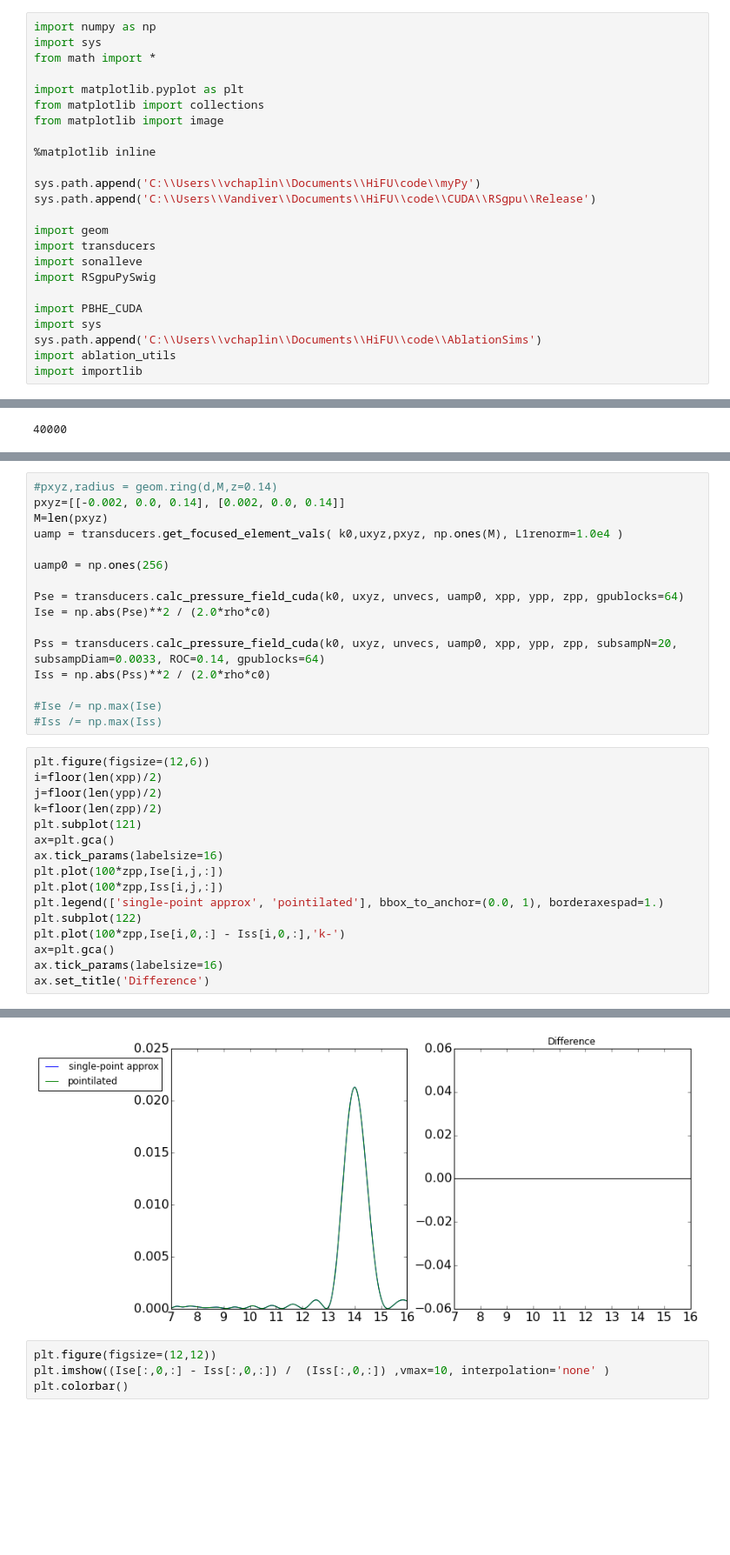
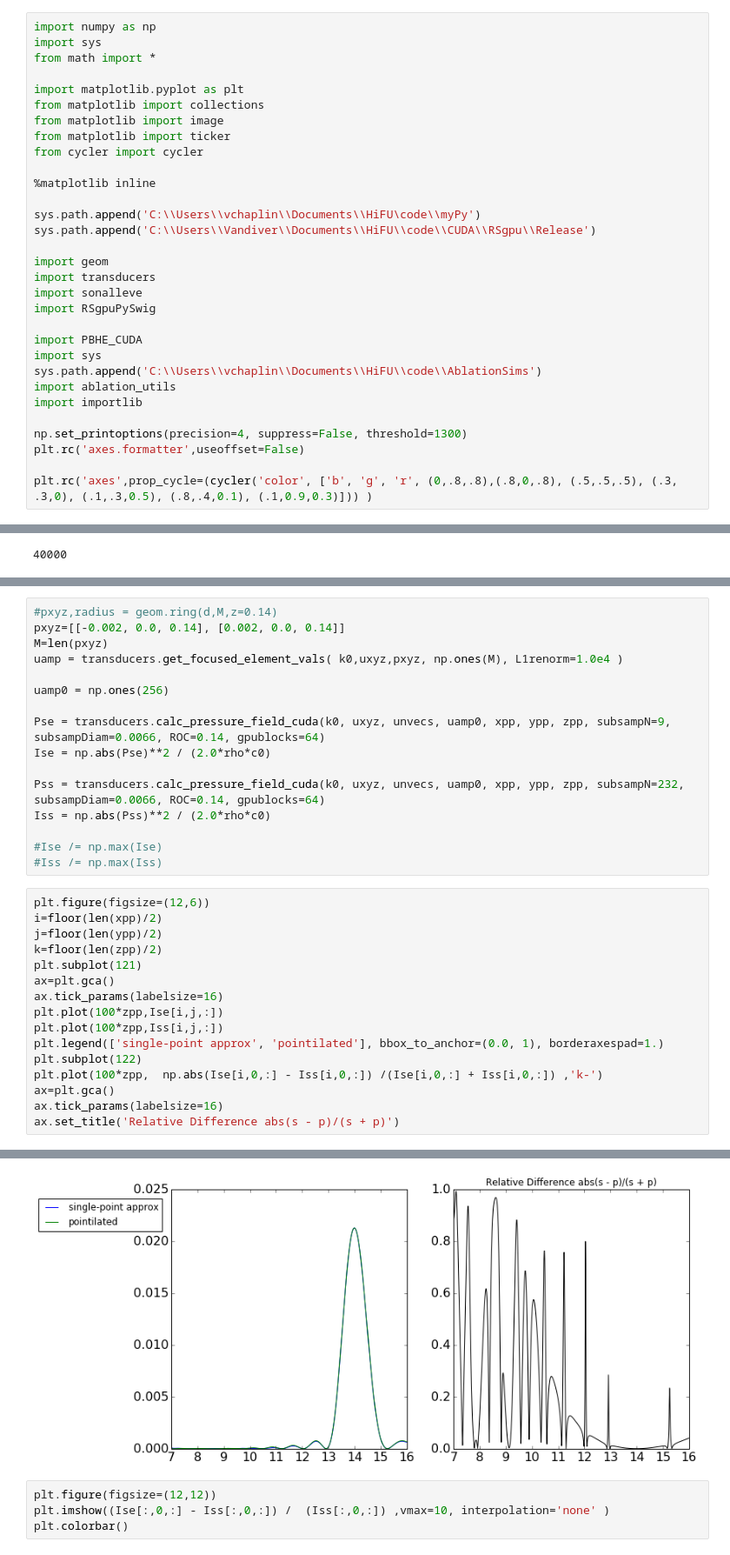
Before and after one commit to vlchaplin/fus_thermalmodelling, a Jupyter notebook: Cuda_ThermalFocusOptimization.ipynb, the cells around one changed output, grey strips where cells are left out. Shown at 87% size. Cells and saved outputs as stored; diff of their text form; blank space fills up the shorter version.

```diff
--- a/Cuda_ThermalFocusOptimization.ipynb
+++ b/Cuda_ThermalFocusOptimization.ipynb
@@ -6,6 +6,8 @@ from math import *
 import matplotlib.pyplot as plt
 from matplotlib import collections
 from matplotlib import image
+from matplotlib import ticker
+from cycler import cycler
 
 %matplotlib inline
 
@@ -22,4 +24,9 @@ import sys
 sys.path.append('C:\\Users\\vchaplin\\Documents\\HiFU\\code\\AblationSims')
 import ablation_utils
 import importlib
+
+np.set_printoptions(precision=4, suppress=False, threshold=1300)
+plt.rc('axes.formatter',useoffset=False)
+
+plt.rc('axes',prop_cycle=(cycler('color', ['b', 'g', 'r', (0,.8,.8),(.8,0,.8), (.5,.5,.5), (.3, .3,0), (.1,.3,0.5), (.8,.4,0.1), (.1,0.9,0.3)])) )
 # %%
@@ -512,10 +948,10 @@ uamp = transducers.get_focused_element_vals( k0,uxyz,pxyz, np.ones(M), L1renorm=
 
 uamp0 = np.ones(256)
 
-Pse = transducers.calc_pressure_field_cuda(k0, uxyz, unvecs, uamp0, xpp, ypp, zpp, gpublocks=64)
+Pse = transducers.calc_pressure_field_cuda(k0, uxyz, unvecs, uamp0, xpp, ypp, zpp, subsampN=9, subsampDiam=0.0066, ROC=0.14, gpublocks=64)
 Ise = np.abs(Pse)**2 / (2.0*rho*c0)
 
-Pss = transducers.calc_pressure_field_cuda(k0, uxyz, unvecs, uamp0, xpp, ypp, zpp, subsampN=20, subsampDiam=0.0033, ROC=0.14, gpublocks=64)
+Pss = transducers.calc_pressure_field_cuda(k0, uxyz, unvecs, uamp0, xpp, ypp, zpp, subsampN=232, subsampDiam=0.0066, ROC=0.14, gpublocks=64)
 Iss = np.abs(Pss)**2 / (2.0*rho*c0)
 
 #Ise /= np.max(Ise)
@@ -523,22 +959,22 @@ Iss = np.abs(Pss)**2 / (2.0*rho*c0)
 # %%
 plt.figure(figsize=(12,6))
 i=floor(len(xpp)/2)
 j=floor(len(ypp)/2)
 k=floor(len(zpp)/2)
 plt.subplot(121)
 ax=plt.gca()
 ax.tick_params(labelsize=16)
 plt.plot(100*zpp,Ise[i,j,:])
 plt.plot(100*zpp,Iss[i,j,:])
 plt.legend(['single-point approx', 'pointilated'], bbox_to_anchor=(0.0, 1), borderaxespad=1.)
 plt.subplot(122)
-plt.plot(100*zpp,Ise[i,0,:] - Iss[i,0,:],'k-')
+plt.plot(100*zpp,  np.abs(Ise[i,0,:] - Iss[i,0,:]) /(Ise[i,0,:] + Iss[i,0,:]) ,'k-')
 ax=plt.gca()
 ax.tick_params(labelsize=16)
-ax.set_title('Difference')
+ax.set_title('Relative Difference abs(s - p)/(s + p)')
 # %% [output]
 <matplotlib.text.Text at 0x...>
-[figure, old version]
+[figure, new version]
 # %%
 plt.figure(figsize=(12,12))
 plt.imshow((Ise[:,0,:] - Iss[:,0,:]) /  (Iss[:,0,:]) ,vmax=10, interpolation='none' )
```
Also changed, not shown: parts of 60 cells of this notebook, 10 other files.
